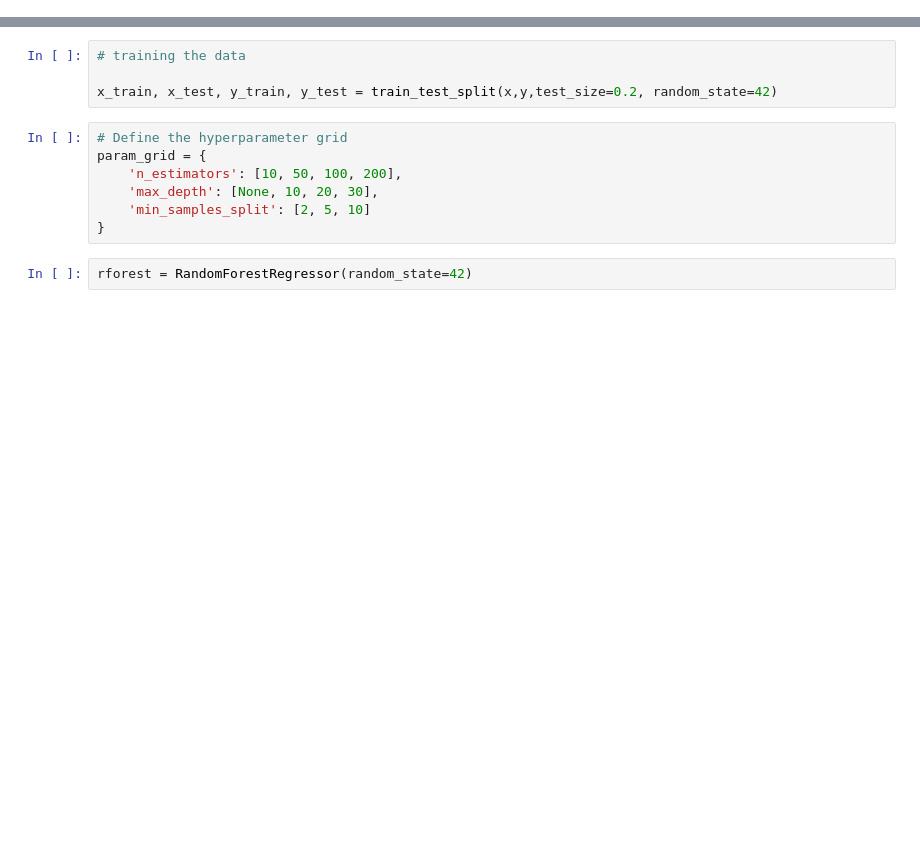
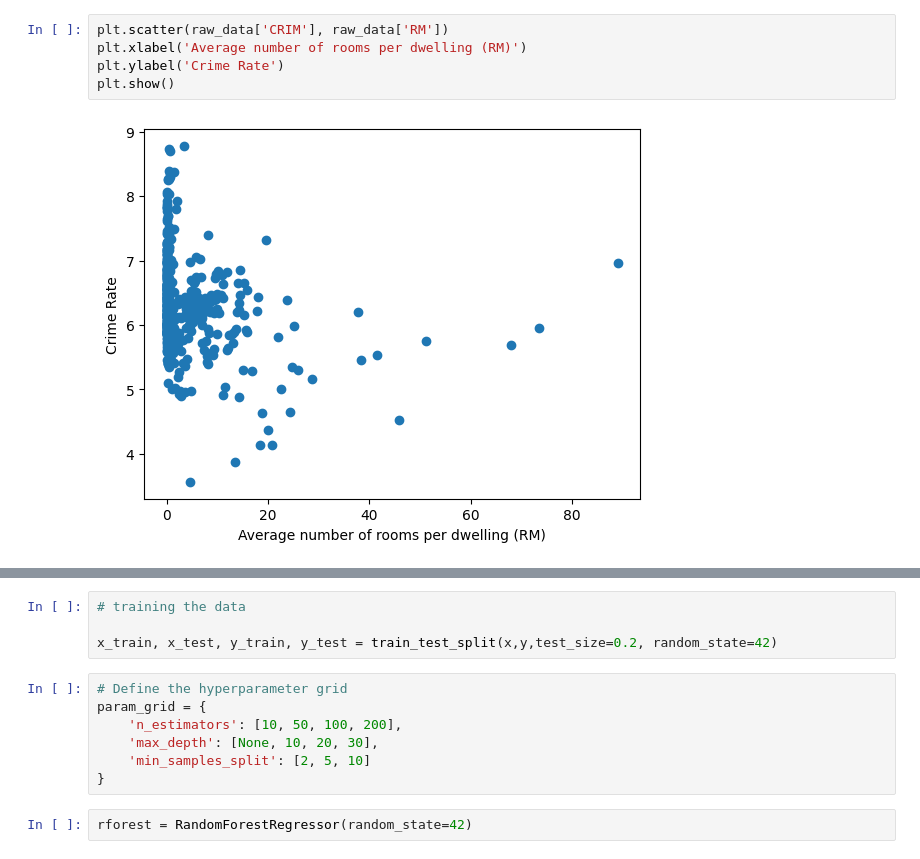
Before and after one commit to kipkosgeii/Predicting-House-Prices, a Jupyter notebook: main.ipynb, the cells around one changed output, grey strips where cells are left out. Cells and saved outputs as stored; diff of their text form; blank space fills up the shorter version.

```diff
--- a/main.ipynb
+++ b/main.ipynb
@@ -25,0 +102,7 @@ y = target
+# %%
+plt.scatter(raw_data['CRIM'], raw_data['RM'])
+plt.xlabel('Average number of rooms per dwelling (RM)')
+plt.ylabel('Crime Rate')
+plt.show()
+# %% [output]
+[figure, added]
```
Also changed, not shown: parts of 13 cells of this notebook.
